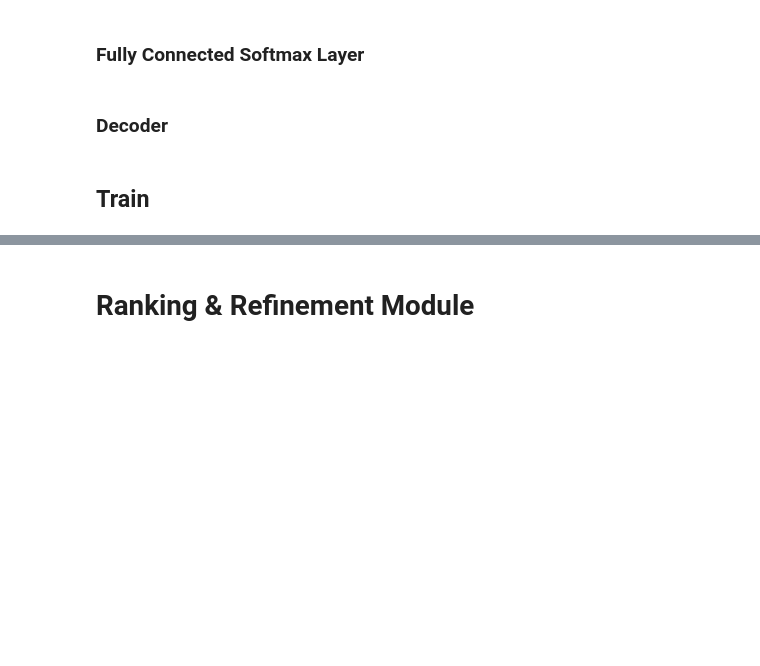
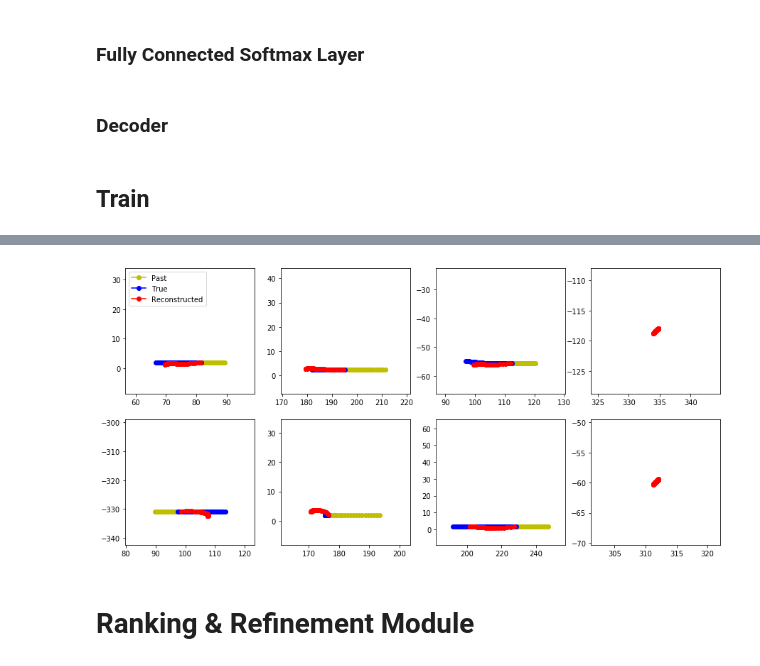
Before and after one commit to gmsdelmundo/urop-desire, a Jupyter notebook: Simple DESIRE.ipynb, the cells around one changed output, grey strips where cells are left out. Cells and saved outputs as stored; diff of their text form; code cells hidden in the pictures; blank space fills up the shorter version.

Commit message:
Loss now converges + better visualisation

```diff
--- a/Simple DESIRE.ipynb
+++ b/Simple DESIRE.ipynb
@@ -238,11 +256,12 @@ class SampleCVAE(nn.Module):
 
         mu = self.fc_mu(output)
         sigma = torch.div(torch.exp(self.fc_sigma(output)), 2)
-        # Reparam trick
         epsilon = Variable(torch.normal(torch.zeros(batch_size, self.sigma_dim),
                            torch.ones(batch_size, self.sigma_dim))).cuda()
+        # Reparam trick
+        z = mu + sigma*epsilon
 
-        return mu + sigma*epsilon
+        return z
 # %% [markdown]
 ### Fully Connected Softmax Layer
 # %%
@@ -254,7 +273,7 @@ class SampleFCS(nn.Module):
 
     def forward(self, x):
         output = self.fcs(x)
-        output = F.softmax(output, dim=2)
+        output = F.log_softmax(output, dim=2)
         return output
 # %% [markdown]
 ### Decoder
@@ -282,7 +301,7 @@ class SampleDecoder(nn.Module):
 # %%
 # Hyperparameters
 learning_rate = 0.0001
-num_epochs = 100
+num_epochs = 1000
 batch_size = 8
 X_seq_len = 20
 Y_seq_len = 40
@@ -364,8 +389,12 @@ for epoch in range(num_epochs):
     running_mse_loss = 0.0
     running_loss = 0.0
 
-    #optimizer
-    optimizer.zero_grad()
+#     optimizer.zero_grad()
+    encoder1_optimizer.zero_grad()
+    encoder2_optimizer.zero_grad()
+    cvae_optimizer.zero_grad()
+    fcs_optimizer.zero_grad()
+    decoder1_optimizer.zero_grad()
 
     # Encoder 1
     e1_hidden = encoder1.init_hidden(batch_size)
@@ -389,8 +418,8 @@ for epoch in range(num_epochs):
     hxz = xz
     for i in range(39):
         hxz = torch.cat((hxz, Variable(torch.zeros(1, batch_size, 48)).cuda()), 0)
-    decoder_hidden = decoder.init_hidden(batch_size)
-    output, last_hidden = decoder(hxz, decoder_hidden)
+    decoder_hidden = decoder1.init_hidden(batch_size)
+    output, last_hidden = decoder1(hxz, decoder_hidden)
 
     # Reconstruction
     X0 = X_position.permute(2, 0, 1)[-1]
@@ -404,24 +433,29 @@ for epoch in range(num_epochs):
         Yi_hat = Yi + delta_Xi
         Yi_hat = Yi_hat.unsqueeze(0)
         Y_hat = torch.cat((Y_hat, Yi_hat), 0)
-    Y_hat = Y_hat.permute(1, 2, 0)
+    #Y_hat = Y_hat.permute(1, 2, 0)
 
     # Minimise loss
     # KLD Loss requires random z in N(0,1)
     test_z = Variable(torch.normal(torch.zeros(batch_size, 48),
                                    torch.ones(batch_size, 48))).cuda()
     test_z = test_z.unsqueeze(0)
-    kld_loss = kld(torch.log(beta_z), test_z)
+    kld_loss = kld(beta_z, test_z)
 
     # MSE Loss requires to add displacement at all steps before
-    Y_true = Y_position
+    Y_true = Y_position.permute(2, 0, 1)
     mse_loss = mse(Y_hat, Y_true)
 
     # Combine losses
     loss = kld_loss + mse_loss
     loss.backward()
 
-    optimizer.step()
+#     optimizer.step()
+    encoder1_optimizer.step()
+    encoder2_optimizer.step()
+    cvae_optimizer.step()
+    fcs_optimizer.step()
+    decoder1_optimizer.step()
 
     running_kld_loss += kld_loss.item()
     running_mse_loss += mse_loss.item()
@@ -432,15 +466,67 @@ for epoch in range(num_epochs):
     running_mse_loss = 0.0
 
     if epoch + 1 == num_epochs:
-        print()
+        X_true = X_position
+        Y_true = Y_true.permute(1, 2, 0)
+        Y_hat = Y_hat.permute(1, 2, 0)
 
-        print('Generated Y:')
-        print(Y_hat[0])
+#         print()
 
-        print_line_sep()
+#         print('Generated Y:')
+#         print(Y_hat[0])
 
-        print('True Y:')
-        print(Y_true[0])
+#         print_line_sep()
+
+#         print('True Y:')
+#         print(Y_true[0])
+
+        fig = plt.figure(figsize=(15, 15))
+        fig.tight_layout()
+
+        for i in range(batch_size):
+            ax = fig.add_subplot(batch_size/2, batch_size - batch_size/2, i + 1)
+
+            ax.plot(X_true[i][0].cpu().detach().numpy(),
+                    X_true[i][1].cpu().detach().numpy(),
+                    linestyle='-', marker='o', color='y', label='Past')
+
+            ax.plot(Y_true[i][0].cpu().detach().numpy(),
+                    Y_true[i][1].cpu().detach().numpy(),
+                    linestyle='-', marker='o', color='b', label='True')
+
+            ax.plot(Y_hat[i][0].cpu().detach().numpy(),
+                    Y_hat[i][1].cpu().detach().numpy(),
+                    linestyle='-', marker='o', color='r', label='Reconstructed')
+
+            if i == 0:
+                ax.legend(loc='upper left')
+#             ax.xlabel('x-coordinate')
+#             ax.ylabel('y-coordinate')
+
+            X_true_x_min = X_true[i][0].cpu().detach().numpy().min()
+            X_true_x_max = X_true[i][0].cpu().detach().numpy().max()
+            X_true_y_min = X_true[i][1].cpu().detach().numpy().min()
+            X_true_y_max = X_true[i][1].cpu().detach().numpy().max()
+
+            Y_true_x_min = Y_true[i][0].cpu().detach().numpy().min()
+            Y_true_x_max = Y_true[i][0].cpu().detach().numpy().max()
+            Y_true_y_min = Y_true[i][1].cpu().detach().numpy().min()
+            Y_true_y_max = Y_true[i][1].cpu().detach().numpy().max()
+
+            Y_hat_x_min = Y_hat[i][0].cpu().detach().numpy().min()
+            Y_hat_x_max = Y_hat[i][0].cpu().detach().numpy().max()
+            Y_hat_y_min = Y_hat[i][1].cpu().detach().numpy().min()
+            Y_hat_y_max = Y_hat[i][1].cpu().detach().numpy().min()
+
+            xy_x_min = np.sort(np.array([X_true_x_min, Y_true_x_min, Y_hat_x_min]), axis=None)[0]
+            xy_x_max = np.sort(np.array([X_true_x_max, Y_true_x_max, Y_hat_x_max]), axis=None)[-1]
+            xy_y_min = np.sort(np.array([X_true_y_min, Y_true_y_min, Y_hat_y_min]), axis=None)[0]
+            xy_y_max = np.sort(np.array([X_true_y_max, Y_true_y_max, Y_hat_y_max]), axis=None)[-1]
+
+            xy_delta = xy_x_max - xy_x_min if xy_x_max - xy_x_min > xy_y_max - xy_y_min else xy_y_max - xy_y_min
+
+            ax.set_xlim(xy_x_min - 10, xy_x_min + xy_delta + 10)
+            ax.set_ylim(xy_y_min - 10, xy_y_min + xy_delta + 10)
 
 # writer.export_scalars_to_json("./all_scalars.json")
 # writer.close()
@@ -465,2 +551,3 @@ for epoch in range(num_epochs):
+[figure, added]
 # %% [markdown]
 # Ranking & Refinement Module
```
Also changed, not shown: parts of 5 cells of this notebook.
